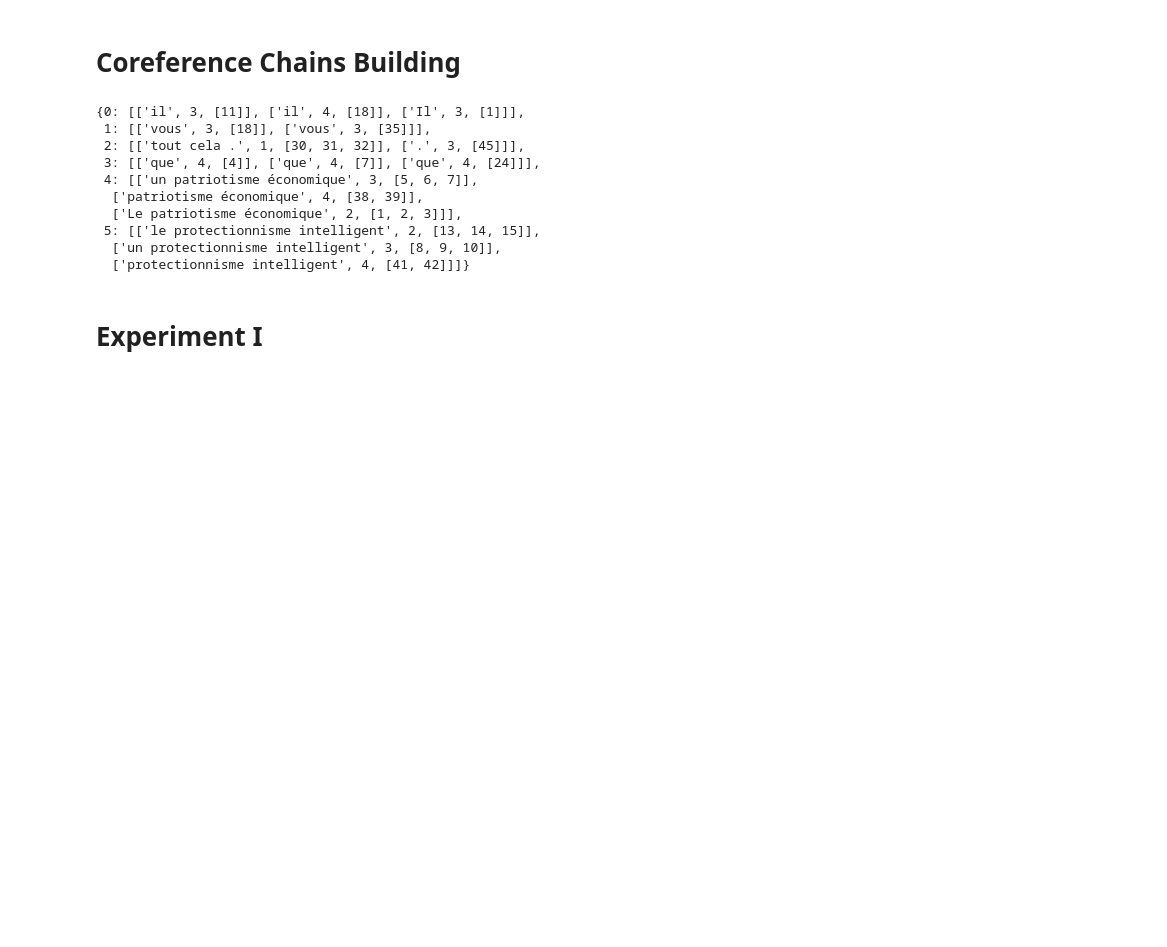
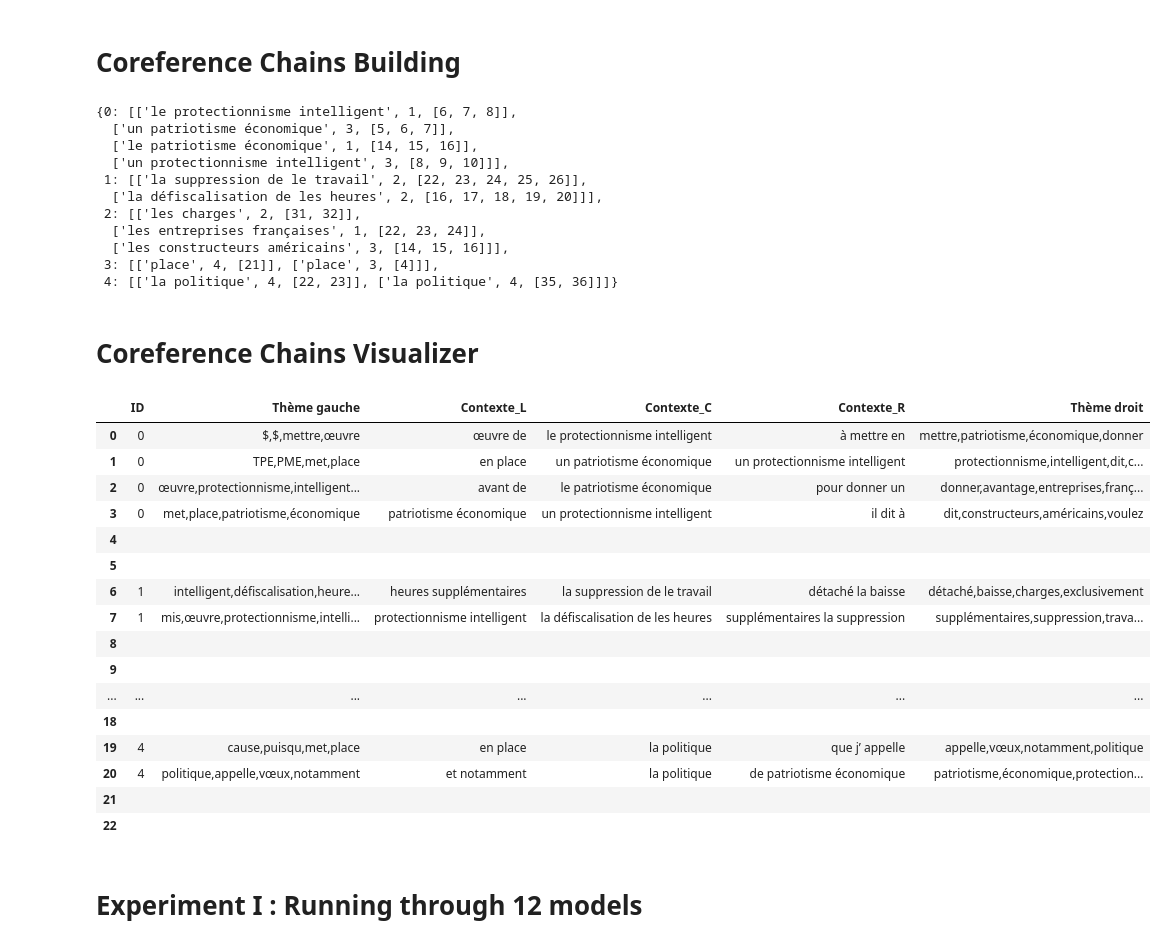
Before and after one commit to mehdi-mirzapour/French-CRS, a Jupyter notebook: demo/Text2CoreferenceChains.ipynb, the cells around one changed output. Drawn from its saved outputs; the diff is of its cells as text; code cells hidden in the pictures; blank space fills up the shorter version.

Commit message:
Optimized Models Added

```diff
--- a/demo/Text2CoreferenceChains.ipynb
+++ b/demo/Text2CoreferenceChains.ipynb
@@ -104,20 +88,48 @@ chains = chains_builder("./unseen_data.xlsx",
                         "./unseen_data.xlsx",
                         "Prediction",
                         "Prediction",
-                        0.7)
+                        0.5)
 
 chains.generate_gold_model_json_output(mode="test")
 chains.coref_chains_pred_json
 # %% [output]
-{0: [['il', 3, [11]], ['il', 4, [18]], ['Il', 3, [1]]],
- 1: [['vous', 3, [18]], ['vous', 3, [35]]],
- 2: [['tout cela .', 1, [30, 31, 32]], ['.', 3, [45]]],
- 3: [['que', 4, [4]], ['que', 4, [7]], ['que', 4, [24]]],
- 4: [['un patriotisme économique', 3, [5, 6, 7]],
-  ['patriotisme économique', 4, [38, 39]],
-  ['Le patriotisme économique', 2, [1, 2, 3]]],
- 5: [['le protectionnisme intelligent', 2, [13, 14, 15]],
-  ['un protectionnisme intelligent', 3, [8, 9, 10]],
-  ['protectionnisme intelligent', 4, [41, 42]]]}
+{0: [['le protectionnisme intelligent', 1, [6, 7, 8]],
+  ['un patriotisme économique', 3, [5, 6, 7]],
+  ['le patriotisme économique', 1, [14, 15, 16]],
+  ['un protectionnisme intelligent', 3, [8, 9, 10]]],
+ 1: [['la suppression de le travail', 2, [22, 23, 24, 25, 26]],
+  ['la défiscalisation de les heures', 2, [16, 17, 18, 19, 20]]],
+ 2: [['les charges', 2, [31, 32]],
+  ['les entreprises françaises', 1, [22, 23, 24]],
+  ['les constructeurs américains', 3, [14, 15, 16]]],
+ 3: [['place', 4, [21]], ['place', 3, [4]]],
+ 4: [['la politique', 4, [22, 23]], ['la politique', 4, [35, 36]]]}
+# %% [markdown]
+# Coreference Chains Visualizer
+# %%
+chains.context_visualizer(model.sentences_json,
+                          context_left_window=2,
+                          context_right_window=3,
+                          theme_left_window=4,
+                          theme_right_window=4,
+                          file_path="context_visualized.xlsx")
+# %% [output]
+|  | ID | Thème gauche | Contexte_L | Contexte_C | Contexte_R | Thème droit |
+| 0 | 0 | $,$,mettre,œuvre | œuvre de | le protectionnisme intelligent | à mettre en | mettre,patriotisme,économique,donner |
+| 1 | 0 | TPE,PME,met,place | en place | un patriotisme économique | un protectionnisme intelligent | protectionnisme,intelligent,dit,c... |
+| 2 | 0 | œuvre,protectionnisme,intelligent... | avant de | le patriotisme économique | pour donner un | donner,avantage,entreprises,franç... |
+| 3 | 0 | met,place,patriotisme,économique | patriotisme économique | un protectionnisme intelligent | il dit à | dit,constructeurs,américains,voulez |
+| 4 |  |  |  |  |  |  |
+| 5 |  |  |  |  |  |  |
+| 6 | 1 | intelligent,défiscalisation,heure... | heures supplémentaires | la suppression de le travail | détaché la baisse | détaché,baisse,charges,exclusivement |
+| 7 | 1 | mis,œuvre,protectionnisme,intelli... | protectionnisme intelligent | la défiscalisation de les heures | supplémentaires la suppression | supplémentaires,suppression,trava... |
+| 8 |  |  |  |  |  |  |
+| 9 |  |  |  |  |  |  |
+| ... | ... | ... | ... | ... | ... | ... |
+| 18 |  |  |  |  |  |  |
+| 19 | 4 | cause,puisqu,met,place | en place | la politique | que j’ appelle | appelle,vœux,notamment,politique |
+| 20 | 4 | politique,appelle,vœux,notamment | et notamment | la politique | de patriotisme économique | patriotisme,économique,protection... |
+| 21 |  |  |  |  |  |  |
+| 22 |  |  |  |  |  |  |
 # %% [markdown]
-# Experiment I
+# Experiment I : Running through 12 models
```
Also changed, not shown: parts of 15 cells of this notebook, 14 other files.
